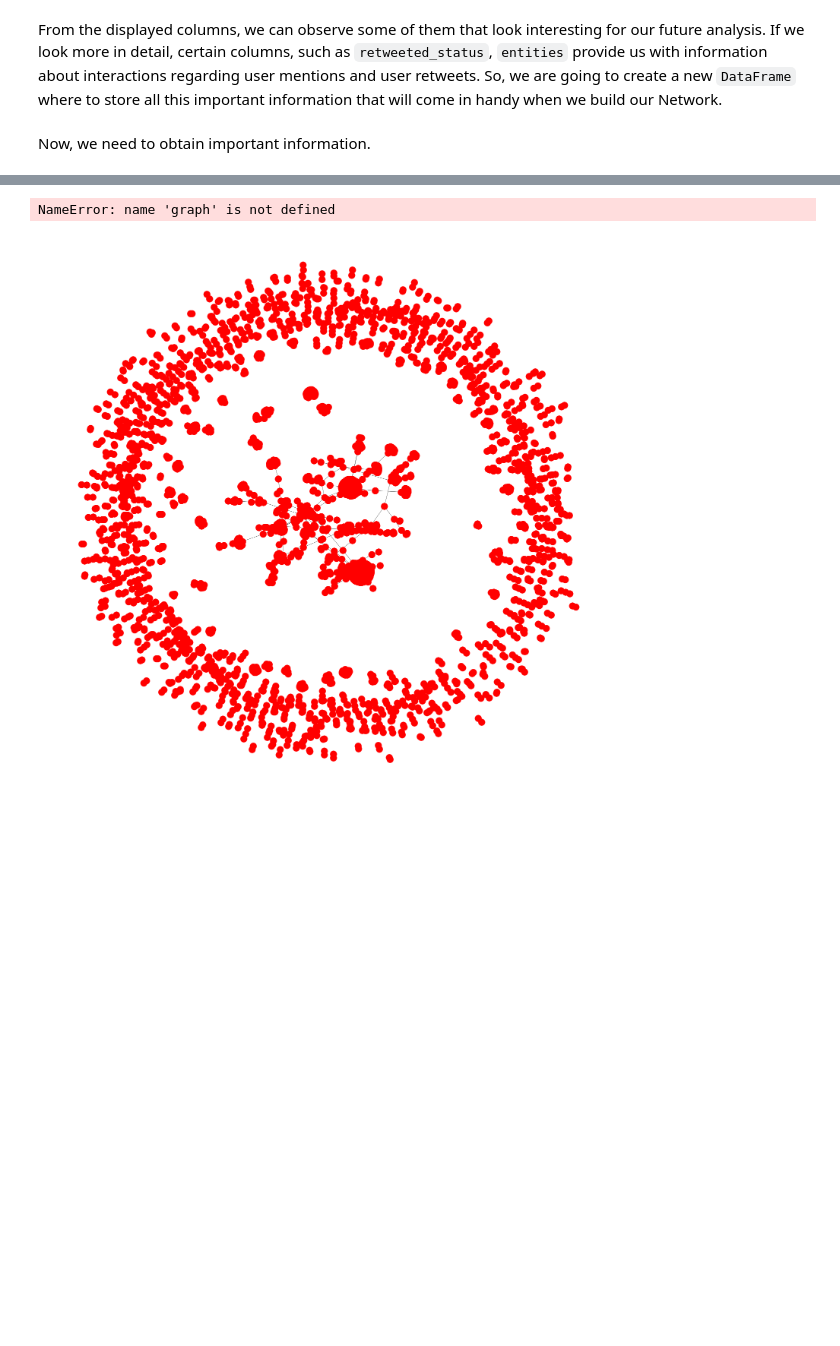
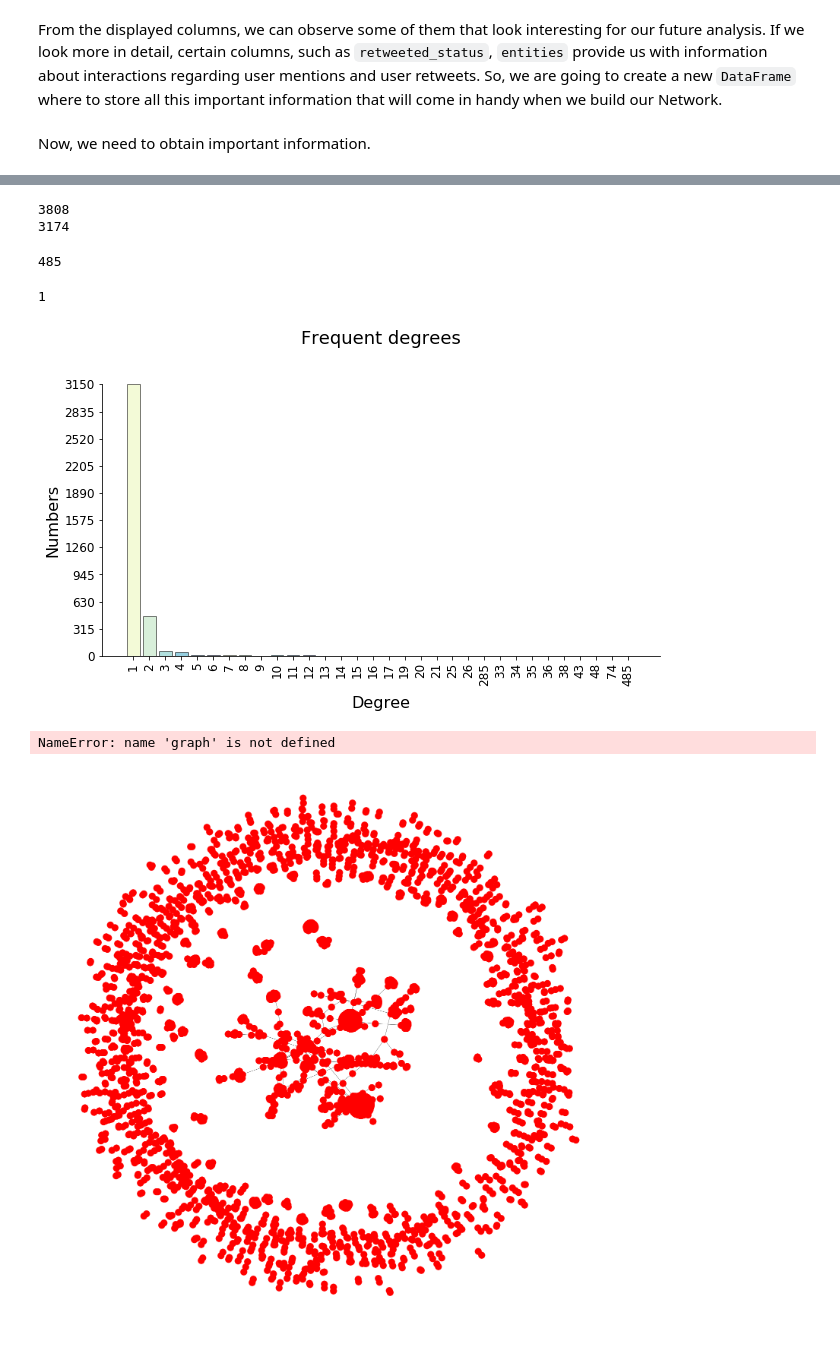
Before and after one commit to ugis22/analysing_twitter, a Jupyter notebook: Interaction Network.ipynb, the cells around one changed output, grey strips where cells are left out. Saved outputs shown, nothing was run; the diff lists cells and outputs as text; code cells hidden in the pictures; blank space fills up the shorter version.

```diff
--- a/Interaction Network.ipynb
+++ b/Interaction Network.ipynb
@@ -160,6 +160,51 @@ for index, tweet in tweets_final.iterrows():
 
         graph.node[user_id]["name"] = user_name
         graph.node[int_id]["name"] = int_name
+# %%
+print(graph.number_of_nodes())
+print(graph.number_of_edges())
+# %% [output]
+3808
+3174
+# %%
+degrees = [val for (node, val) in graph.degree()]
+# %%
+max(degrees)
+# %% [output]
+485
+# %%
+min(degrees)
+# %% [output]
+1
+# %%
+degrees_count = [(val, degrees.count(val)) for val in set(degrees)]
+# %%
+import seaborn as sns
+# Etiquetas
+label = [key for (key, value) in degrees_count]
+# Cantidad a graficar
+amount = [value for (key, value) in degrees_count]
+# Obtener el valor maximo para determinar eje y
+maximum = max(amount)
+# Determinar cada cuanto colocar los ticks
+step = max(1, (maximum+1)//10)
+# Mostrar figuras
+plt.figure(figsize=(10,5))
+# Graficar barras(
+plt.bar(np.arange(len(label)), amount, width = 0.8, color = sns.color_palette("YlGnBu"), alpha=0.5,
+        edgecolor = "black", capsize=8, linewidth=1);
+plt.xticks(np.arange(len(label)), label, rotation=90, size=12);
+plt.yticks(np.arange(0, maximum+1, step), np.arange(0, maximum+1, step), size=12);
+plt.xlabel("Degree", size=16, labelpad=10);
+plt.ylim((0,maximum))
+plt.ylabel("Numbers", size=16);
+plt.title("Frequent degrees", size=18, pad=40)
+plt.grid(False);
+plt.gca().spines["top"].set_visible(False);
+plt.gca().spines["right"].set_visible(False);
+plt.show()
+# %% [output]
+[figure, added]
 # %%
 positions = nx.spring_layout(graph)
 # %%
```
